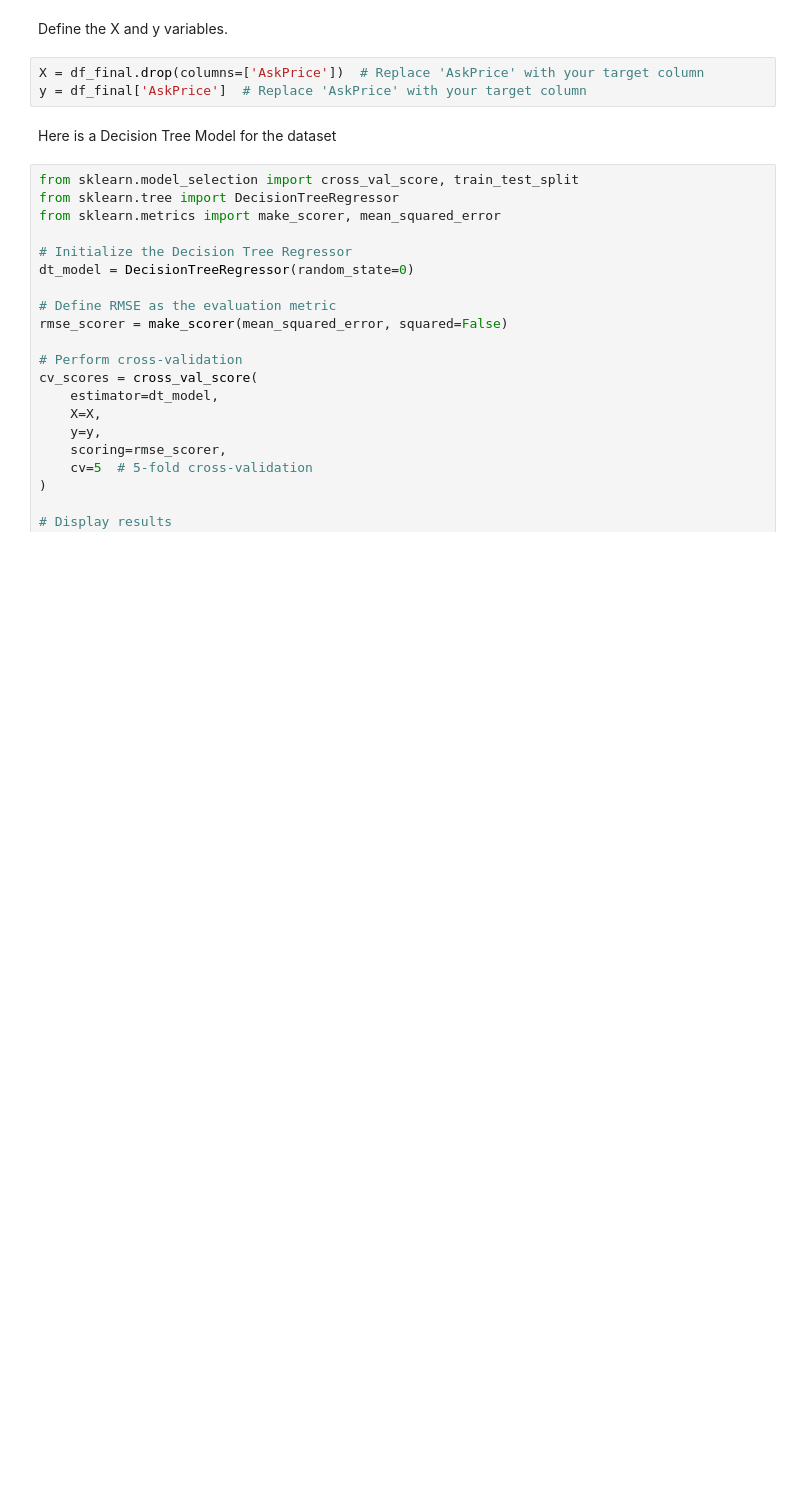
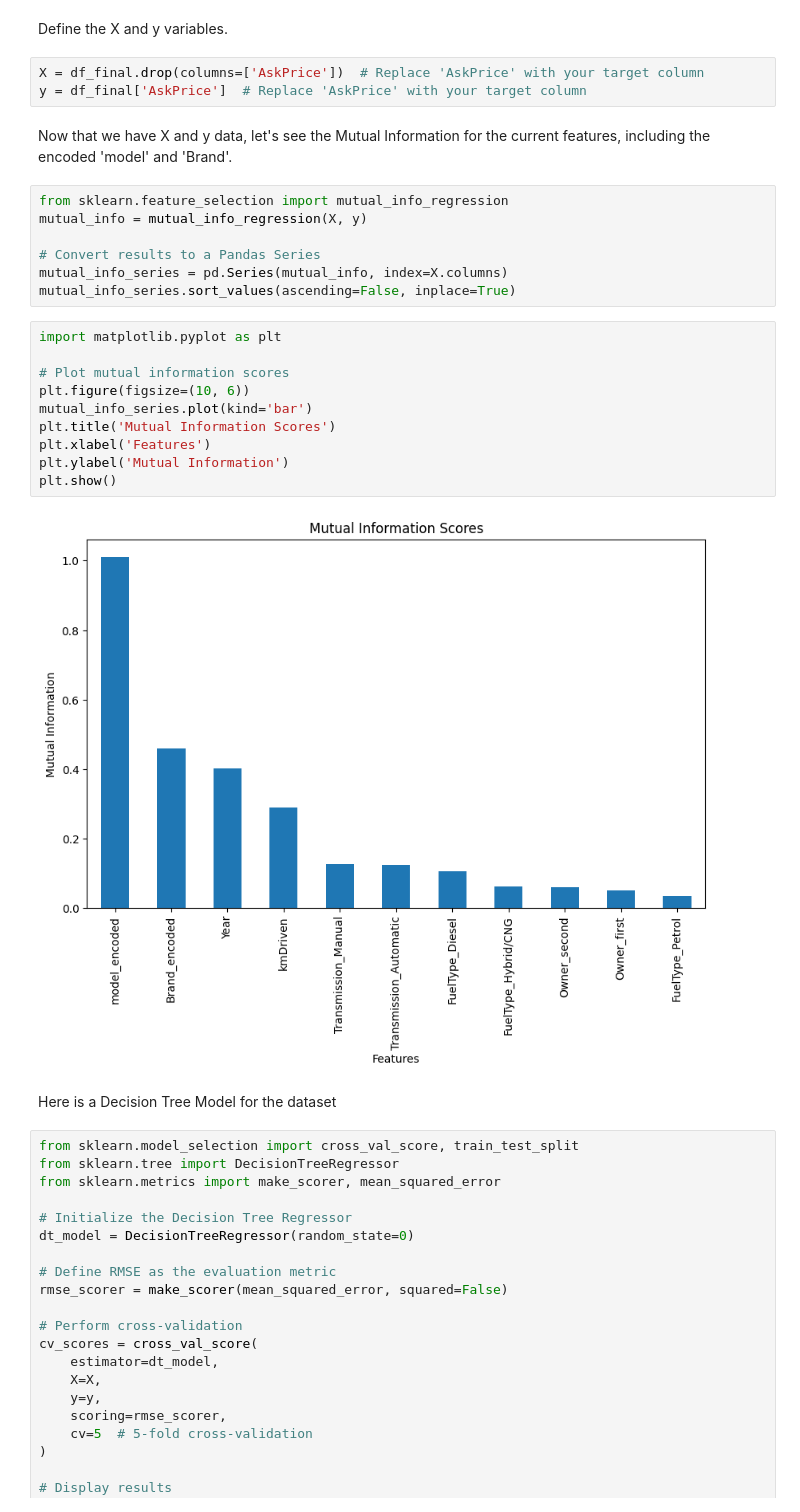
Before and after one commit to johnpospisil/used-car-values-in-india, a Jupyter notebook: used-car-values-in-india.ipynb, the cells around one changed output. Cells and saved outputs as stored; diff of their text form; blank space fills up the shorter version.

Commit message:
Visualize the mutual information for the dataset in a BarPlot.

```diff
--- a/used-car-values-in-india.ipynb
+++ b/used-car-values-in-india.ipynb
@@ -843,6 +651,27 @@ Define the X and y variables.
 # %%
 X = df_final.drop(columns=['AskPrice'])  # Replace 'AskPrice' with your target column
 y = df_final['AskPrice']  # Replace 'AskPrice' with your target column
+# %% [markdown]
+Now that we have X and y data, let's see the Mutual Information for the current features, including the encoded 'model' and 'Brand'.
+# %%
+from sklearn.feature_selection import mutual_info_regression
+mutual_info = mutual_info_regression(X, y)
+
+# Convert results to a Pandas Series
+mutual_info_series = pd.Series(mutual_info, index=X.columns)
+mutual_info_series.sort_values(ascending=False, inplace=True)
+# %%
+import matplotlib.pyplot as plt
+
+# Plot mutual information scores
+plt.figure(figsize=(10, 6))
+mutual_info_series.plot(kind='bar')
+plt.title('Mutual Information Scores')
+plt.xlabel('Features')
+plt.ylabel('Mutual Information')
+plt.show()
+# %% [output]
+[figure, added]
 # %% [markdown]
 Here is a Decision Tree Model for the dataset
 # %%
```
Also changed, not shown: parts of 21 cells of this notebook.
